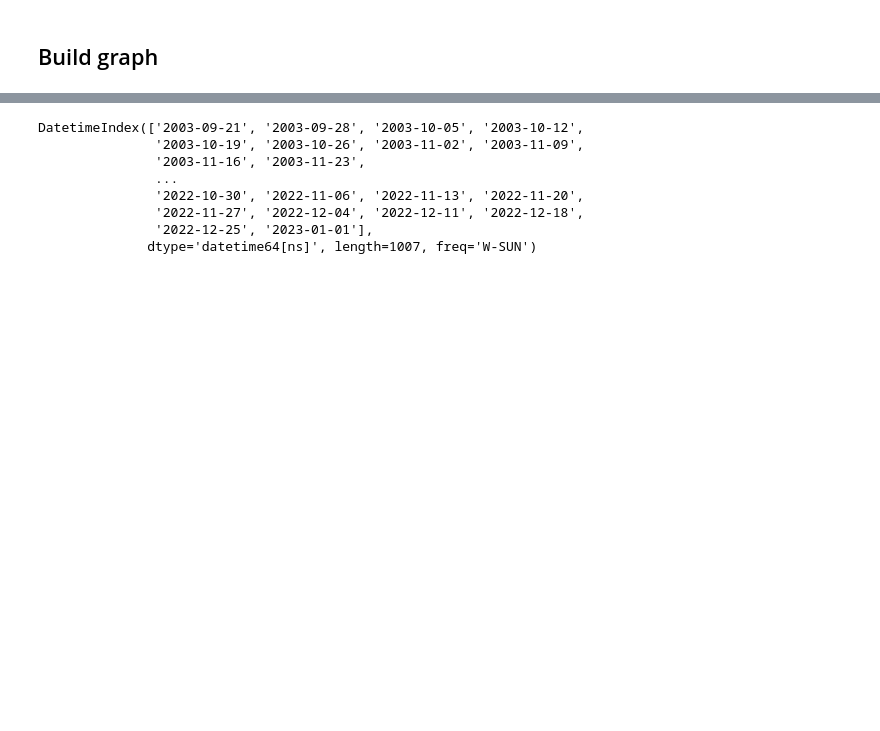
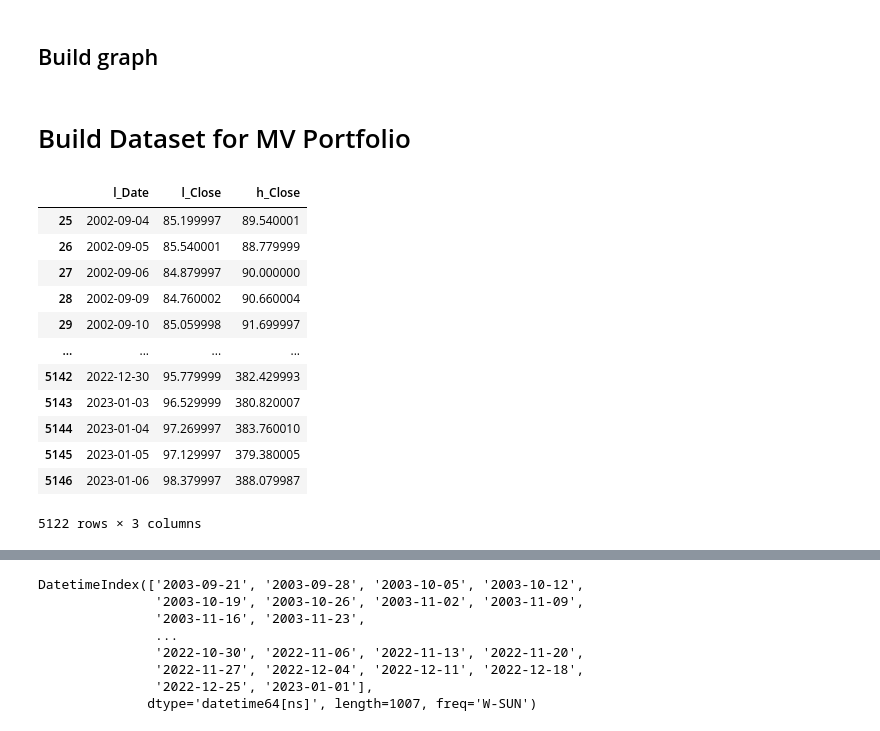
Before and after one commit to florencetsang/ml-portfolio-poc, a Jupyter notebook: ml_portfolio.ipynb, the cells around one changed output, grey strips where cells are left out. Cells and saved outputs as stored; diff of their text form; code cells hidden in the pictures; blank space fills up the shorter version.

```diff
--- a/ml_portfolio.ipynb
+++ b/ml_portfolio.ipynb
@@ -191,8 +198,8 @@ low_risk.head()
 # %%
 # pd.concat([low_risk, high_risk], join='outer', axis=1)[['Date'],['Daily Return'],['MA'],['Volume'],['ROE Binary']]
 # pd.concat([low_risk.add_prefix('l_'), high_risk.add_prefix('h_')], join='outer', axis=1)[['Date','ROE Binary']]
-master_dataset = pd.concat([low_risk.add_prefix('l_'), high_risk.add_prefix('h_')], join='outer', axis=1)[['l_Date','l_Daily Return','l_MA','l_Volume','h_Daily Return','h_MA','h_Volume','h_ROE Binary']]
-master_dataset
+ml_master_dataset = pd.concat([low_risk.add_prefix('l_'), high_risk.add_prefix('h_')], join='outer', axis=1)[['l_Date','l_Daily Return','l_MA','l_Volume','h_Daily Return','h_MA','h_Volume','h_ROE Binary']]
+ml_master_dataset
 # %% [output]
 |  | l_Date | l_Daily Return | l_MA | l_Volume | h_Daily Return | h_MA | h_Volume | h_ROE Binary |
 | 25 | 2002-09-04 | 0.135391 | 0.912126 | 0.023505 | 0.479605 | 0.276737 | 0.550024 | 0 |
@@ -255,3 +262,22 @@ def train_and_get_a_b(dataset):
       optimizer.zero_grad()
 
   return a,b
+# %% [markdown]
+# Build Dataset for MV Portfolio
+# %%
+mv_master_dataset = pd.concat([low_risk.add_prefix('l_'), high_risk.add_prefix('h_')], join='outer', axis=1)[['l_Date','l_Close','h_Close']]
+mv_master_dataset
+# %% [output]
+|  | l_Date | l_Close | h_Close |
+| 25 | 2002-09-04 | 85.199997 | 89.540001 |
+| 26 | 2002-09-05 | 85.540001 | 88.779999 |
+| 27 | 2002-09-06 | 84.879997 | 90.000000 |
+| 28 | 2002-09-09 | 84.760002 | 90.660004 |
+| 29 | 2002-09-10 | 85.059998 | 91.699997 |
+| ... | ... | ... | ... |
+| 5142 | 2022-12-30 | 95.779999 | 382.429993 |
+| 5143 | 2023-01-03 | 96.529999 | 380.820007 |
+| 5144 | 2023-01-04 | 97.269997 | 383.760010 |
+| 5145 | 2023-01-05 | 97.129997 | 379.380005 |
+| 5146 | 2023-01-06 | 98.379997 | 388.079987 |
+5122 rows × 3 columns
```
Also changed, not shown: parts of 48 cells of this notebook.
